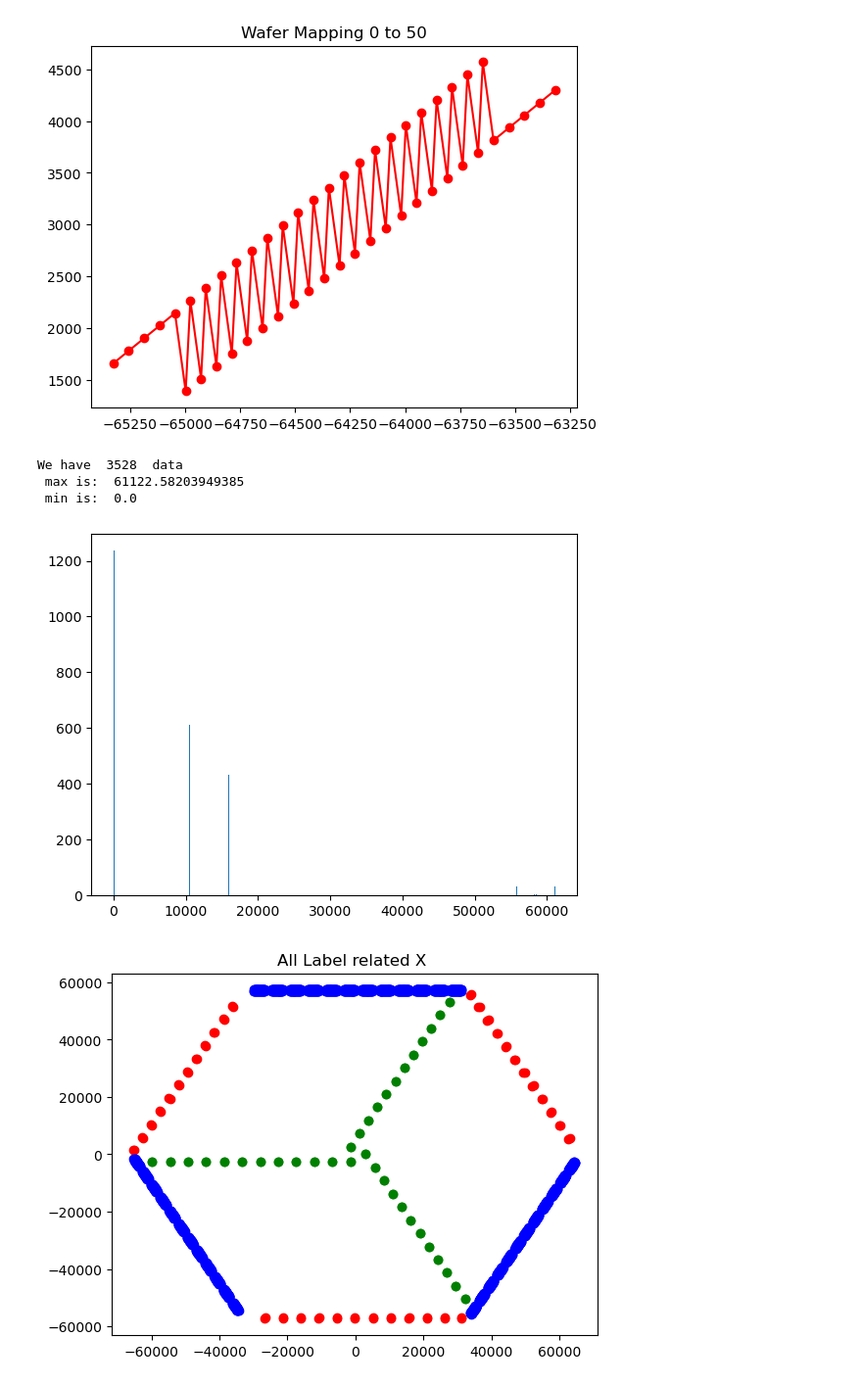
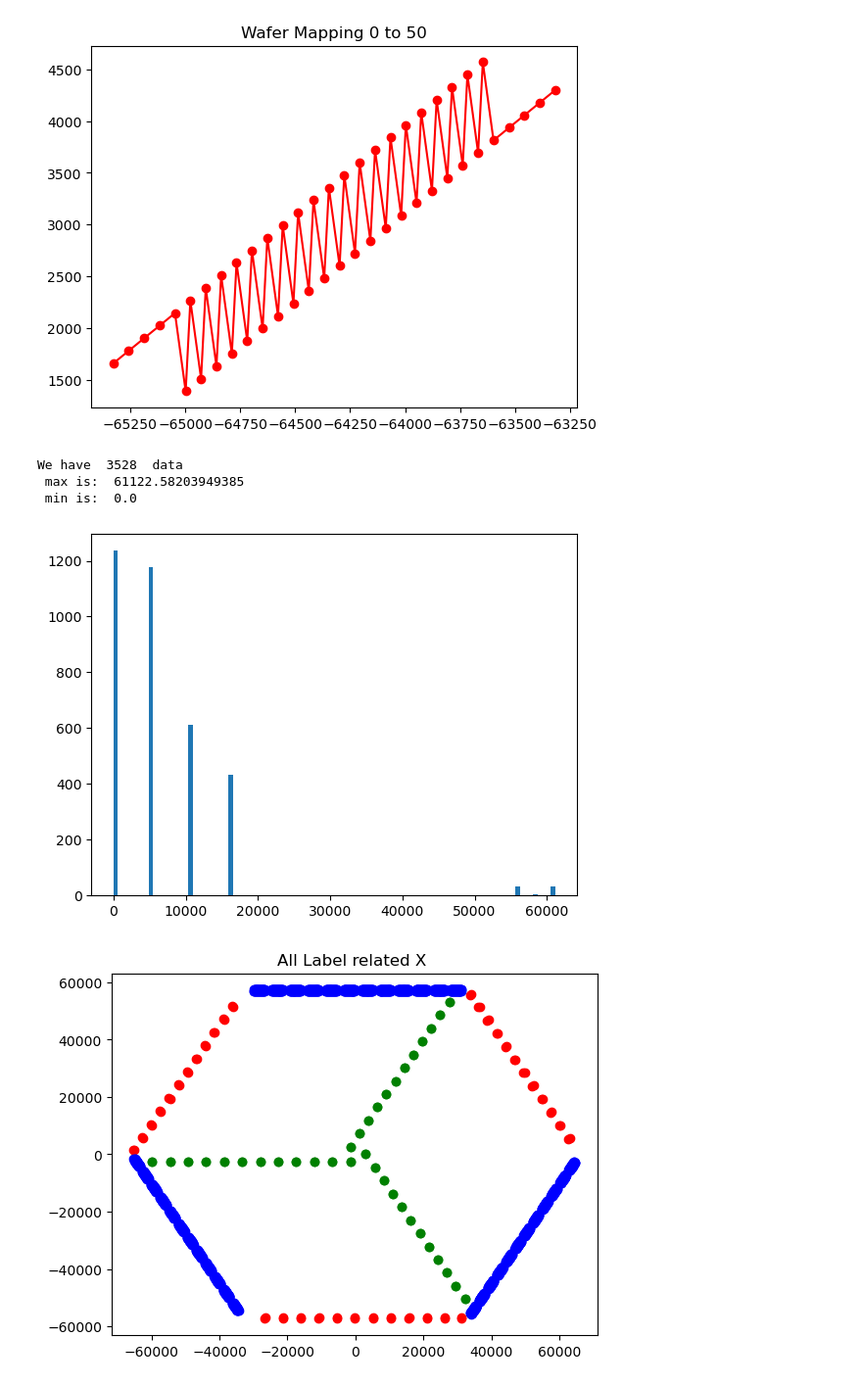
Before and after one commit to ReChen33/QuReseach, a Jupyter notebook: code/wafer/TestWafer.ipynb, the cells around one changed output. Shown at 98% size. Drawn from its saved outputs; the diff is of its cells as text; code cells hidden in the pictures.

```diff
--- a/code/wafer/TestWafer.ipynb
+++ b/code/wafer/TestWafer.ipynb
@@ -896,36 +896,36 @@ def disOnlyX(reorder_data):
     " data \n max is: ",np.max(distance_goal2_Ver2),
     "\n min is: ",np.min(distance_goal2_Ver2))
 
-    num, bins, patches = plt.hist(distance_goal2_Ver2, bins = 60000)
+    num, bins, patches = plt.hist(distance_goal2_Ver2, bins = 100)
     # bins = 60000 need 1m 16s to run
 
     path_filename = f'.\data\goal2 Ver2.1 {len(bins)-1}bins '
 
 
     #create an array stored the value number per bin
     number_per_bin = []
     for i in range(len(patches)):
         if num[i] != 0:
             number_per_bin.append([f"({bins[i]},{bins[i+1]})",num[i]])
 
     # Save data to CSV
     number_per_bin = np.array(number_per_bin)
     data_NpB = np.column_stack((number_per_bin[:,0],number_per_bin[:,1]))
     # the data for number_per_bin
     df = pd.DataFrame(data_NpB,columns=['range of distance','number in the range'])
     df.to_csv(f'{path_filename}.csv', index=False)
 
 
     plt.savefig(f'{path_filename}.png')
     #plt.xscale('log')
     plt.show()
 
 disOnlyX(reorder_data)
 # %% [output]
 We have  3528  data
  max is:  61122.58203949385
  min is:  0.0
-[figure, old version]
+[figure, new version]
 # %%
 # goal 2 Ver2.1 pixel analysis
 
```
Also changed, not shown: 8 other files.
